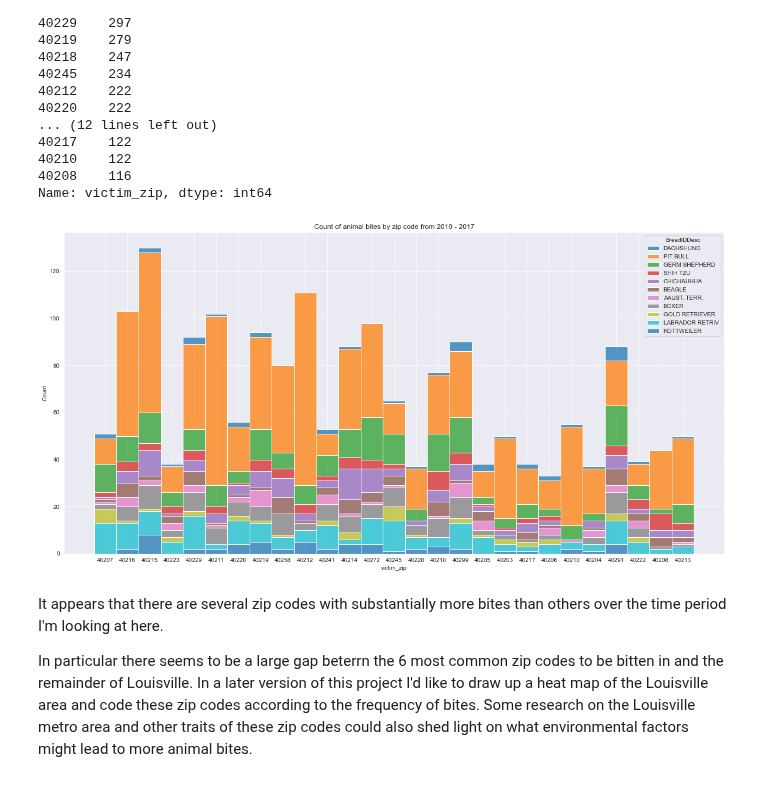
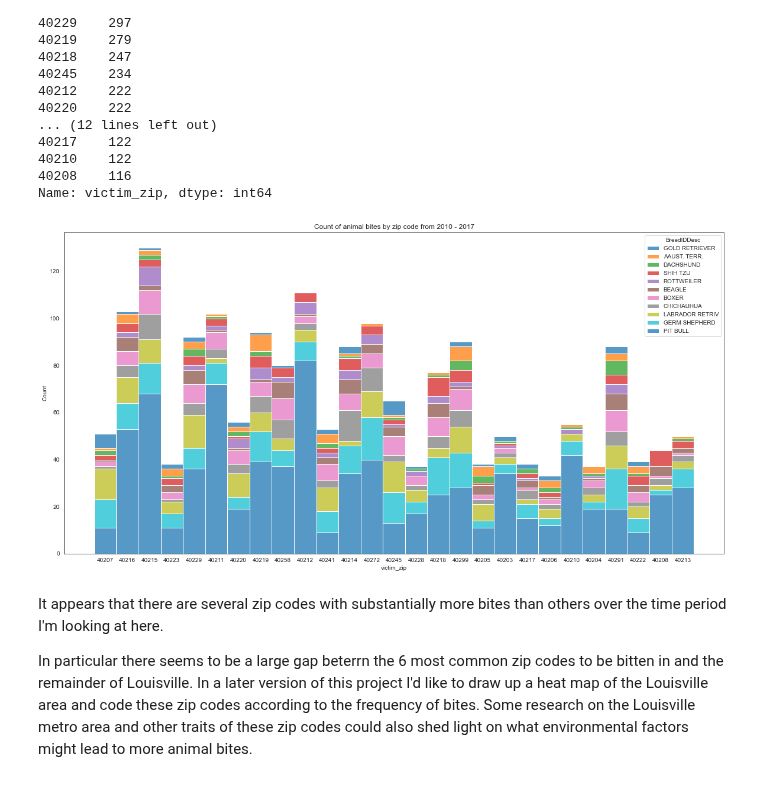
Before and after one commit to NickD-Dean/Springboard, a Jupyter notebook: Case Studies/Data Viz Presentation/Data Viz Assignment.ipynb, the cells around one changed output. Saved outputs shown, nothing was run; the diff lists cells and outputs as text; code cells hidden in the pictures.

```diff
--- a/Case Studies/Data Viz Presentation/Data Viz Assignment.ipynb
+++ b/Case Studies/Data Viz Presentation/Data Viz Assignment.ipynb
@@ -320,11 +322,13 @@ Name: victim_zip, dtype: int64
 # %%
 plt.figure(figsize=(20,10))
 _ = bites[(bites.bite_year>=2011)&(bites.BreedIDDesc!='NONE')&(bites.BreedIDDesc!='OTHER')]
 _ = _.dropna()
-sns.histplot(data=_, x='victim_zip', stat='count', hue='BreedIDDesc', multiple='stack', palette='tab10')
+sns.histplot(data=_, x='victim_zip', stat='count', hue='BreedIDDesc', multiple='stack', palette='tab10',
+             hue_order=['GOLD RETRIEVER','AAUST. TERR.', 'DACHSHUND', 'SHIH TZU', 'ROTTWEILER', 'BEAGLE', 'BOXER', 'CHICHAUHUA',
+            'LABRADOR RETRIV', 'GERM SHEPHERD', 'PIT BULL'])
 plt.title('Count of animal bites by zip code from 2010 - 2017');
 # %% [output]
-[figure, old version]
+[figure, new version]
 # %% [markdown]
 It appears that there are several zip codes with substantially more bites than others over the time period I'm looking at here.
 
```
Also changed, not shown: parts of 4 cells of this notebook, 2 other files.
